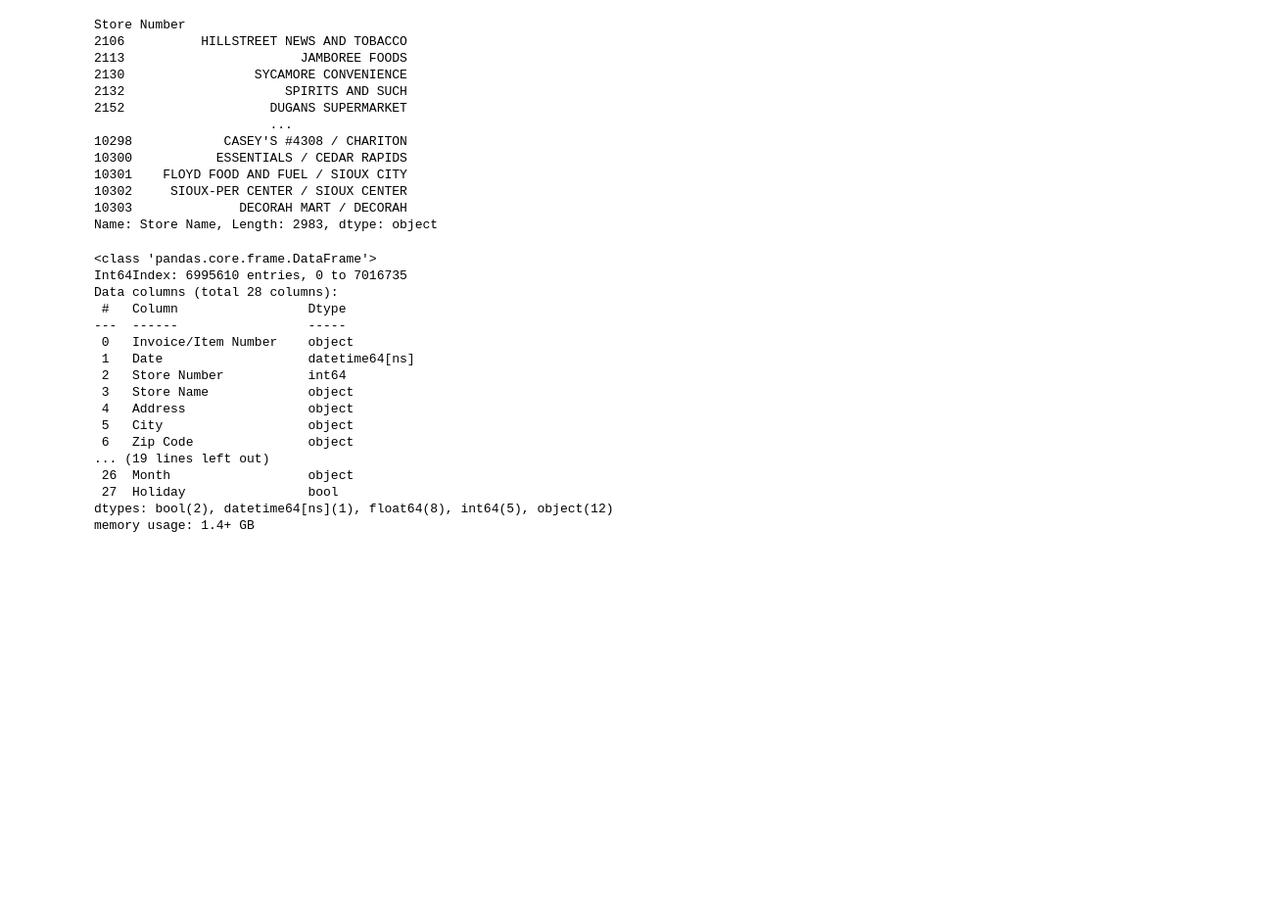
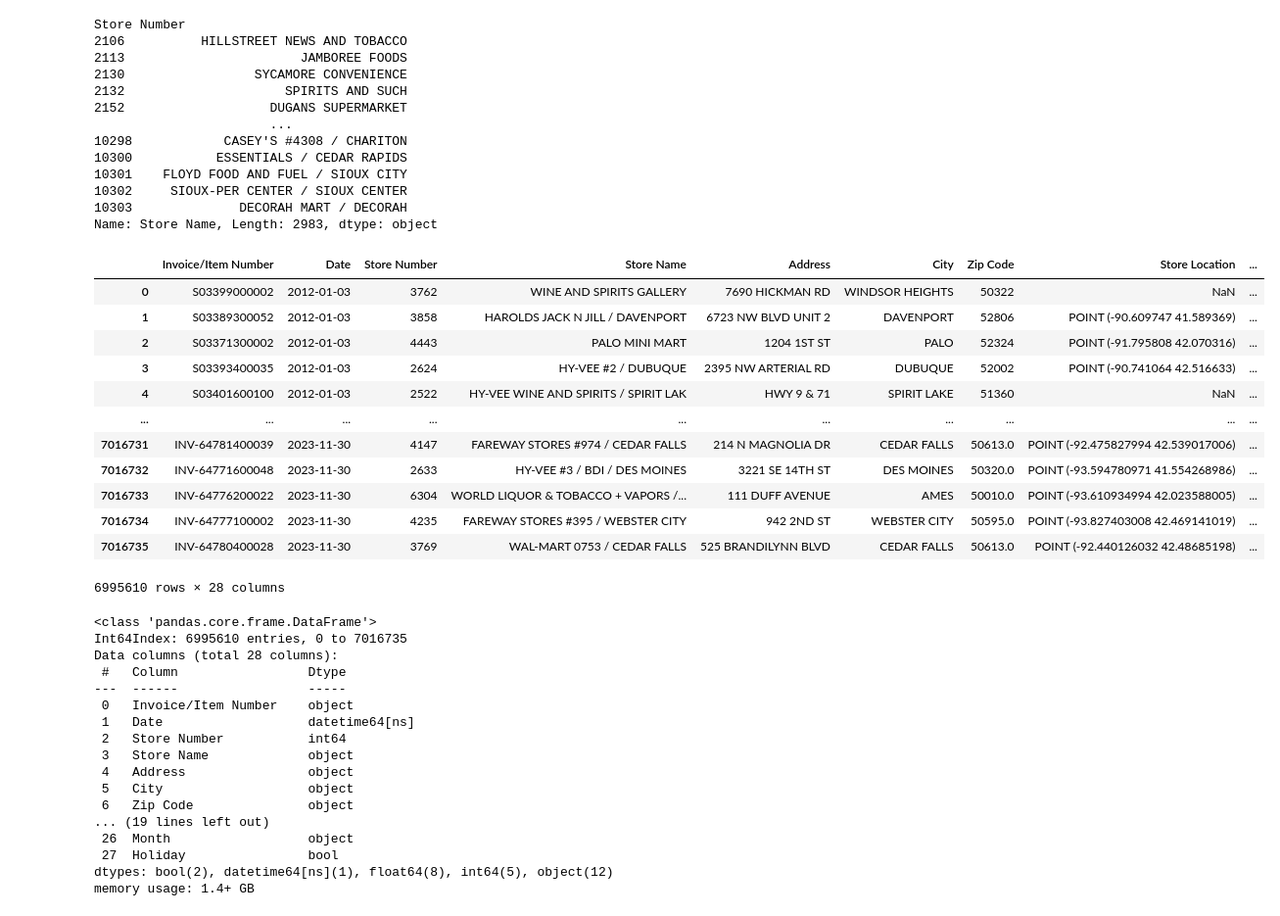
Before and after one commit to valeabrahaml/Vodka-Analysis, a Jupyter notebook: vodka_iowa.ipynb, the cells around one changed output. Shown at 98% size. Saved outputs shown, nothing was run; the diff lists cells and outputs as text; code cells hidden in the pictures; blank space fills up the shorter version.

```diff
--- a/vodka_iowa.ipynb
+++ b/vodka_iowa.ipynb
@@ -164,6 +137,22 @@ Store Number
 10302     SIOUX-PER CENTER / SIOUX CENTER
 10303              DECORAH MART / DECORAH
 Name: Store Name, Length: 2983, dtype: object
+# %%
+data
+# %% [output]
+|  | Invoice/Item Number | Date | Store Number | Store Name | Address | City | Zip Code | Store Location | ... |
+| 0 | S03399000002 | 2012-01-03 | 3762 | WINE AND SPIRITS GALLERY | 7690 HICKMAN RD | WINDSOR HEIGHTS | 50322 | NaN | ... |
+| 1 | S03389300052 | 2012-01-03 | 3858 | HAROLDS JACK N JILL / DAVENPORT | 6723 NW BLVD UNIT 2 | DAVENPORT | 52806 | POINT (-90.609747 41.589369) | ... |
+| 2 | S03371300002 | 2012-01-03 | 4443 | PALO MINI MART | 1204 1ST ST | PALO | 52324 | POINT (-91.795808 42.070316) | ... |
+| 3 | S03393400035 | 2012-01-03 | 2624 | HY-VEE #2 / DUBUQUE | 2395 NW ARTERIAL RD | DUBUQUE | 52002 | POINT (-90.741064 42.516633) | ... |
+| 4 | S03401600100 | 2012-01-03 | 2522 | HY-VEE WINE AND SPIRITS / SPIRIT LAK | HWY 9 & 71 | SPIRIT LAKE | 51360 | NaN | ... |
+| ... | ... | ... | ... | ... | ... | ... | ... | ... | ... |
+| 7016731 | INV-64781400039 | 2023-11-30 | 4147 | FAREWAY STORES #974 / CEDAR FALLS | 214 N MAGNOLIA DR | CEDAR FALLS | 50613.0 | POINT (-92.475827994 42.539017006) | ... |
+| 7016732 | INV-64771600048 | 2023-11-30 | 2633 | HY-VEE #3 / BDI / DES MOINES | 3221 SE 14TH ST | DES MOINES | 50320.0 | POINT (-93.594780971 41.554268986) | ... |
+| 7016733 | INV-64776200022 | 2023-11-30 | 6304 | WORLD LIQUOR & TOBACCO + VAPORS /... | 111 DUFF AVENUE | AMES | 50010.0 | POINT (-93.610934994 42.023588005) | ... |
+| 7016734 | INV-64777100002 | 2023-11-30 | 4235 | FAREWAY STORES #395 / WEBSTER CITY | 942 2ND ST | WEBSTER CITY | 50595.0 | POINT (-93.827403008 42.469141019) | ... |
+| 7016735 | INV-64780400028 | 2023-11-30 | 3769 | WAL-MART 0753 / CEDAR FALLS | 525 BRANDILYNN BLVD | CEDAR FALLS | 50613.0 | POINT (-92.440126032 42.48685198) | ... |
+6995610 rows × 28 columns
 # %%
 # Filter stores that have more than one name associated with them (number)
 data.info()
```
Also changed, not shown: parts of 6 cells of this notebook.
